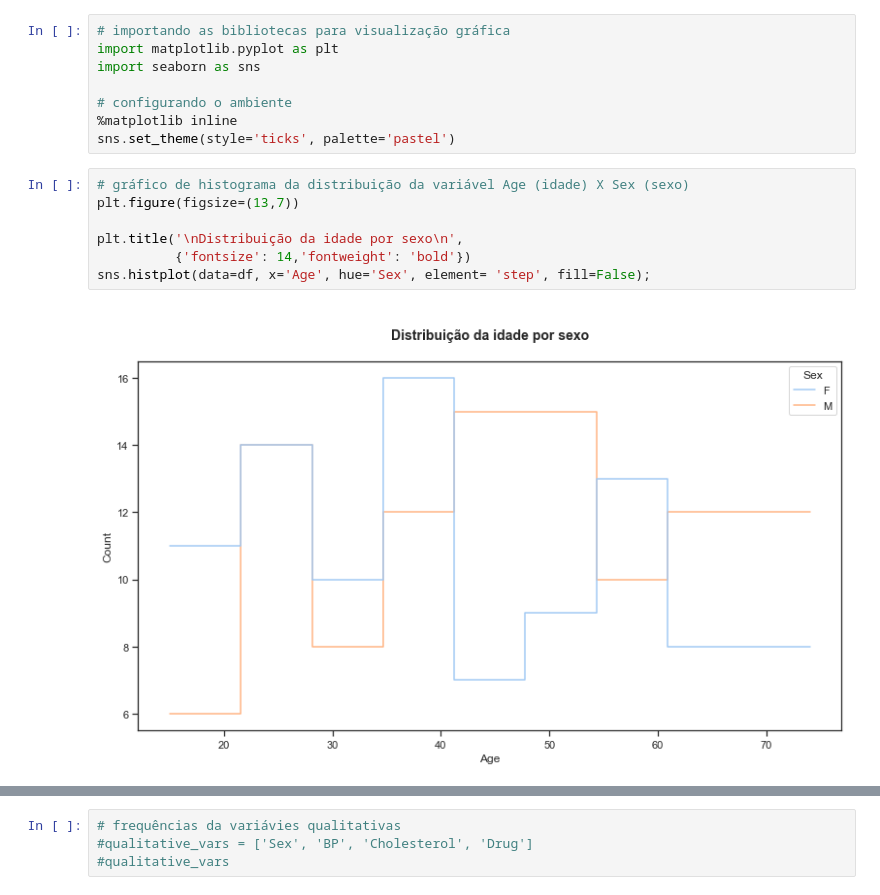
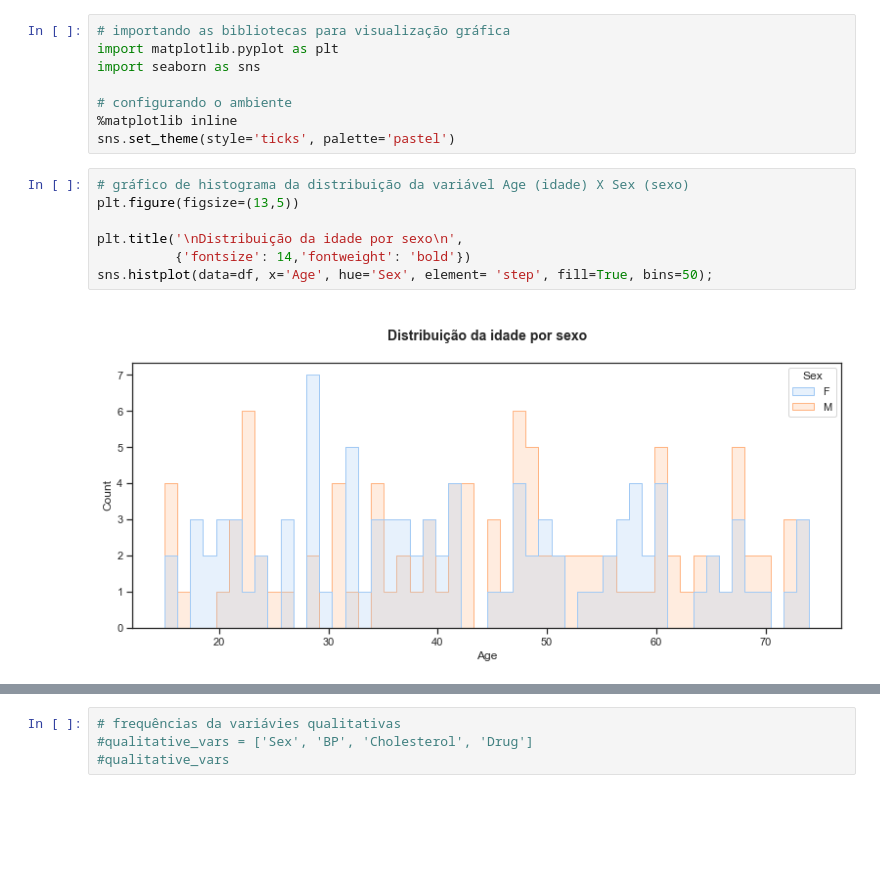
Before and after one commit to FGalvao77/Aplicacao-pratica-do-SVM, a Jupyter notebook: aplicacao_pratica_algoritmo_SVM.ipynb, the cells around one changed output, grey strips where cells are left out. Drawn from its saved outputs; the diff is of its cells as text; blank space fills up the shorter version.

```diff
--- a/aplicacao_pratica_algoritmo_SVM.ipynb
+++ b/aplicacao_pratica_algoritmo_SVM.ipynb
@@ -117,12 +117,12 @@ import seaborn as sns
 sns.set_theme(style='ticks', palette='pastel')
 # %%
 # gráfico de histograma da distribuição da variável Age (idade) X Sex (sexo)
-plt.figure(figsize=(13,7))
+plt.figure(figsize=(13,5))
 
 plt.title('\nDistribuição da idade por sexo\n',
           {'fontsize': 14,'fontweight': 'bold'})
-sns.histplot(data=df, x='Age', hue='Sex', element= 'step', fill=False);
+sns.histplot(data=df, x='Age', hue='Sex', element= 'step', fill=True, bins=50);
 # %% [output]
-[figure, old version]
+[figure, new version]
 # %%
 # gráfico de barras da distribuição das observações do atributo "Sex"
```
Also changed, not shown: parts of 22 cells of this notebook.
